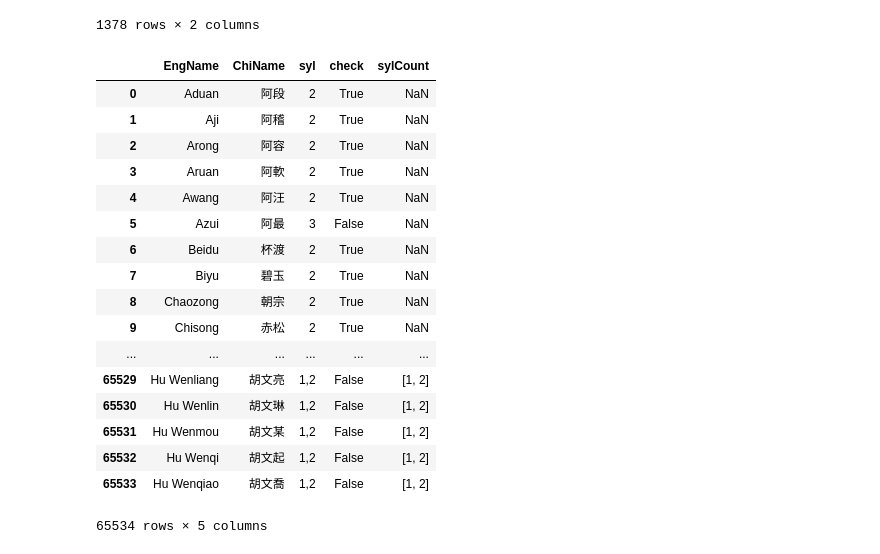
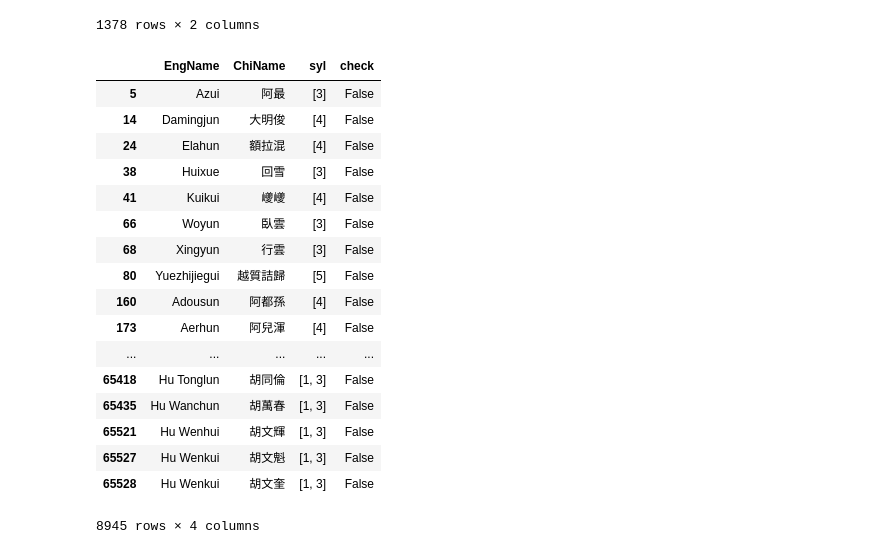
Before and after one commit to JHGFD82/ChineseSyllableCountGeneratorDraftNotes, a Jupyter notebook: Pinyin Syllable Count Generator.ipynb, the cells around one changed output. Drawn from its saved outputs; the diff is of its cells as text; code cells hidden in the pictures.

Commit message:
Initial testing, removed commented function code.

```diff
--- a/Pinyin Syllable Count Generator.ipynb
+++ b/Pinyin Syllable Count Generator.ipynb
@@ -162,7 +162,6 @@ def sylCount(pinyin):
             except:
                 result = False
                 #print('1b. ' + initial + '|' + final + n + ' = fin - error')
-
             if not result and not any(i for i in finList if (final+n) in i):
                 syl += 1
                 if n in vowel:
@@ -187,34 +186,6 @@ def sylCount(pinyin):
             final = n
             #print('5. ' + initial + '|' + final + ' = fin - vowel')
 
-
-    '''
-
-    for n in pinyin:
-        if (not initial) or (initial in ['c','s','z'] and n == 'h'):
-            initial += n
-            print('1 - ' + initial)
-
-        if initial and len(initAr) == 0:
-            if initial in vowel:
-                initial = 'ø'
-                final = n
-            initAr = smAr[initList.index(initial)]
-            print('2 - ' + initial)
-        else:
-            final += n
-            print('3 - ' + final)
-            try:
-                initAr[finList.index(final)]
-                print('4 - ' + initial + final)
-            except:
-                syl += 1
-                initial = n
-                final = ''
-                initAr = []
-                print('syl = ' + str(syl))
-    '''
-
     sylCount.append(syl)
 
     return sylCount
@@ -266,3 +237,24 @@ names[names['ChiName'].str.len() > 5]
 1378 rows × 2 columns
 # %%
 names['syl'] = names['EngName'].apply(sylCount)
+names['check'] = names['ChiName'].str.len() == names['syl'].apply(sum)
+names[~names['check']]
+# %% [output]
+|  | EngName | ChiName | syl | check |
+| 5 | Azui | 阿最 | [3] | False |
+| 14 | Damingjun | 大明俊 | [4] | False |
+| 24 | Elahun | 額拉混 | [4] | False |
+| 38 | Huixue | 回雪 | [3] | False |
+| 41 | Kuikui | 巙巙 | [4] | False |
+| 66 | Woyun | 臥雲 | [3] | False |
+| 68 | Xingyun | 行雲 | [3] | False |
+| 80 | Yuezhijiegui | 越質詰歸 | [5] | False |
+| 160 | Adousun | 阿都孫 | [4] | False |
+| 173 | Aerhun | 阿兒渾 | [4] | False |
+| ... | ... | ... | ... | ... |
+| 65418 | Hu Tonglun | 胡同倫 | [1, 3] | False |
+| 65435 | Hu Wanchun | 胡萬春 | [1, 3] | False |
+| 65521 | Hu Wenhui | 胡文輝 | [1, 3] | False |
+| 65527 | Hu Wenkui | 胡文魁 | [1, 3] | False |
+| 65528 | Hu Wenkui | 胡文奎 | [1, 3] | False |
+8945 rows × 4 columns
@@ -271,21 +260,0 @@ names['sylCount'] = names['syl'].str.split(',')
-# %%
-names
-# %% [output]
-|  | EngName | ChiName | syl | check | sylCount |
-| 0 | Aduan | 阿段 | 2 | True | NaN |
-| 1 | Aji | 阿稽 | 2 | True | NaN |
-| 2 | Arong | 阿容 | 2 | True | NaN |
-| 3 | Aruan | 阿軟 | 2 | True | NaN |
-| 4 | Awang | 阿汪 | 2 | True | NaN |
-| 5 | Azui | 阿最 | 3 | False | NaN |
-| 6 | Beidu | 杯渡 | 2 | True | NaN |
-| 7 | Biyu | 碧玉 | 2 | True | NaN |
-| 8 | Chaozong | 朝宗 | 2 | True | NaN |
-| 9 | Chisong | 赤松 | 2 | True | NaN |
-| ... | ... | ... | ... | ... | ... |
-| 65529 | Hu Wenliang | 胡文亮 | 1,2 | False | [1, 2] |
-| 65530 | Hu Wenlin | 胡文琳 | 1,2 | False | [1, 2] |
-| 65531 | Hu Wenmou | 胡文某 | 1,2 | False | [1, 2] |
-| 65532 | Hu Wenqi | 胡文起 | 1,2 | False | [1, 2] |
-| 65533 | Hu Wenqiao | 胡文喬 | 1,2 | False | [1, 2] |
-65534 rows × 5 columns
```
Also changed, not shown: parts of 1 cell of this notebook.
